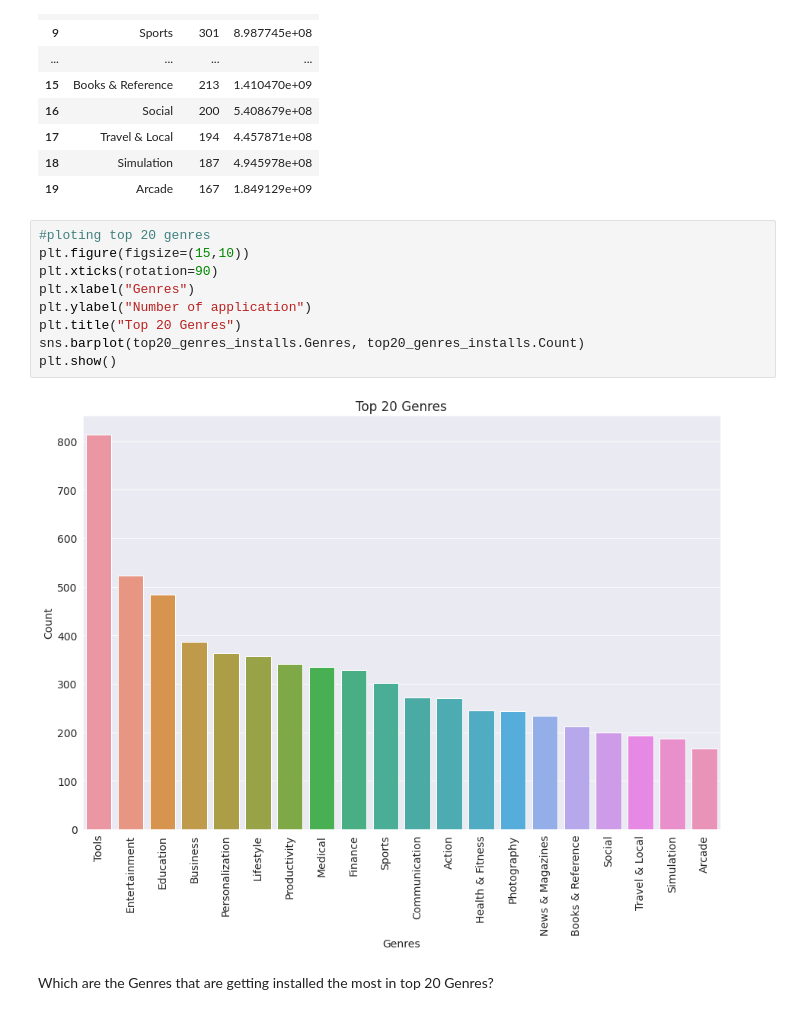
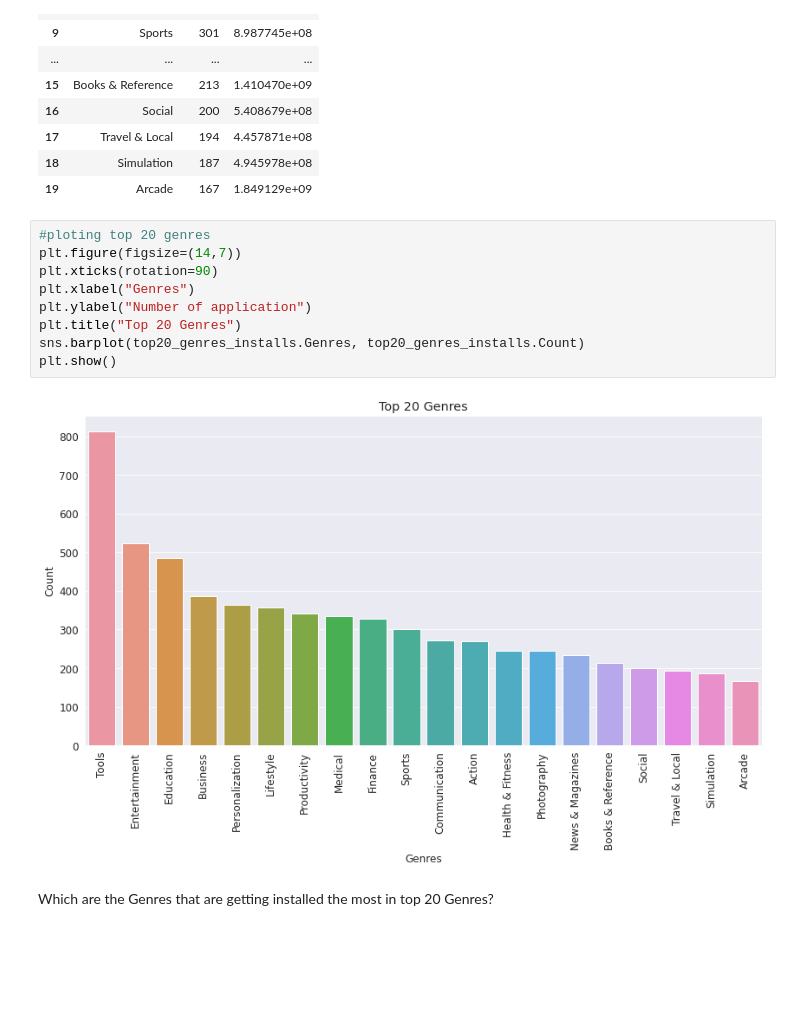
Before and after one commit to avinashyadav11/Play-Store-App-Review-Analysis, a Jupyter notebook: Play_Store_App_Review_Analysis_Capstone_Project.ipynb, the cells around one changed output. Cells and saved outputs as stored; diff of their text form; blank space fills up the shorter version.

```diff
--- a/Play_Store_App_Review_Analysis_Capstone_Project.ipynb
+++ b/Play_Store_App_Review_Analysis_Capstone_Project.ipynb
@@ -521,15 +521,15 @@ top20_genres_installs
 | 19 | Arcade | 167 | 1.849129e+09 |
 # %%
 #ploting top 20 genres
-plt.figure(figsize=(15,10))
+plt.figure(figsize=(14,7))
 plt.xticks(rotation=90)
 plt.xlabel("Genres")
 plt.ylabel("Number of application")
 plt.title("Top 20 Genres")
 sns.barplot(top20_genres_installs.Genres, top20_genres_installs.Count)
 plt.show()
 # %% [output]
-[figure, old version]
+[figure, new version]
 # %% [markdown]
 Which are the Genres that are getting installed the most in top 20 Genres?
 # %%
```
Also changed, not shown: parts of 7 cells of this notebook.
